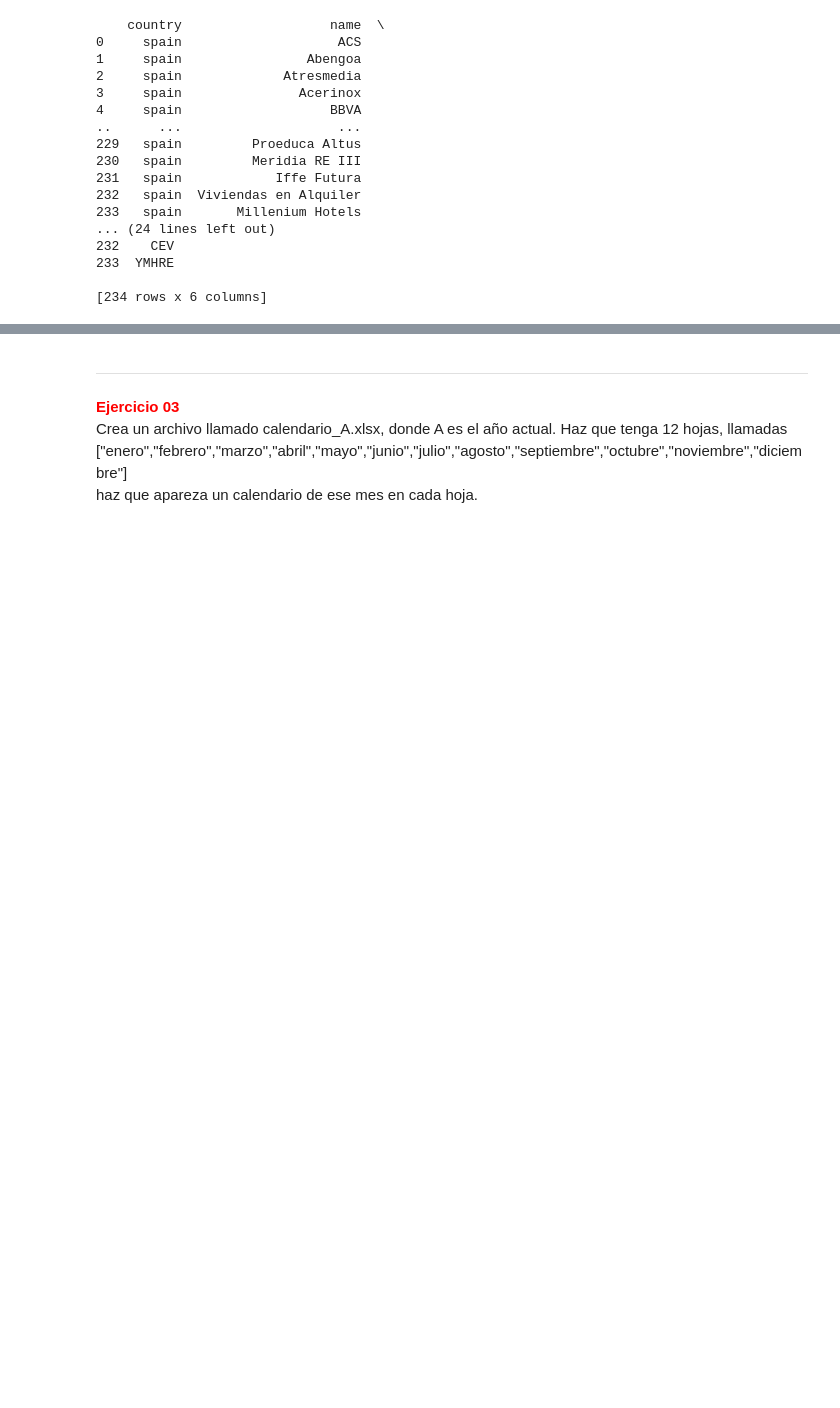
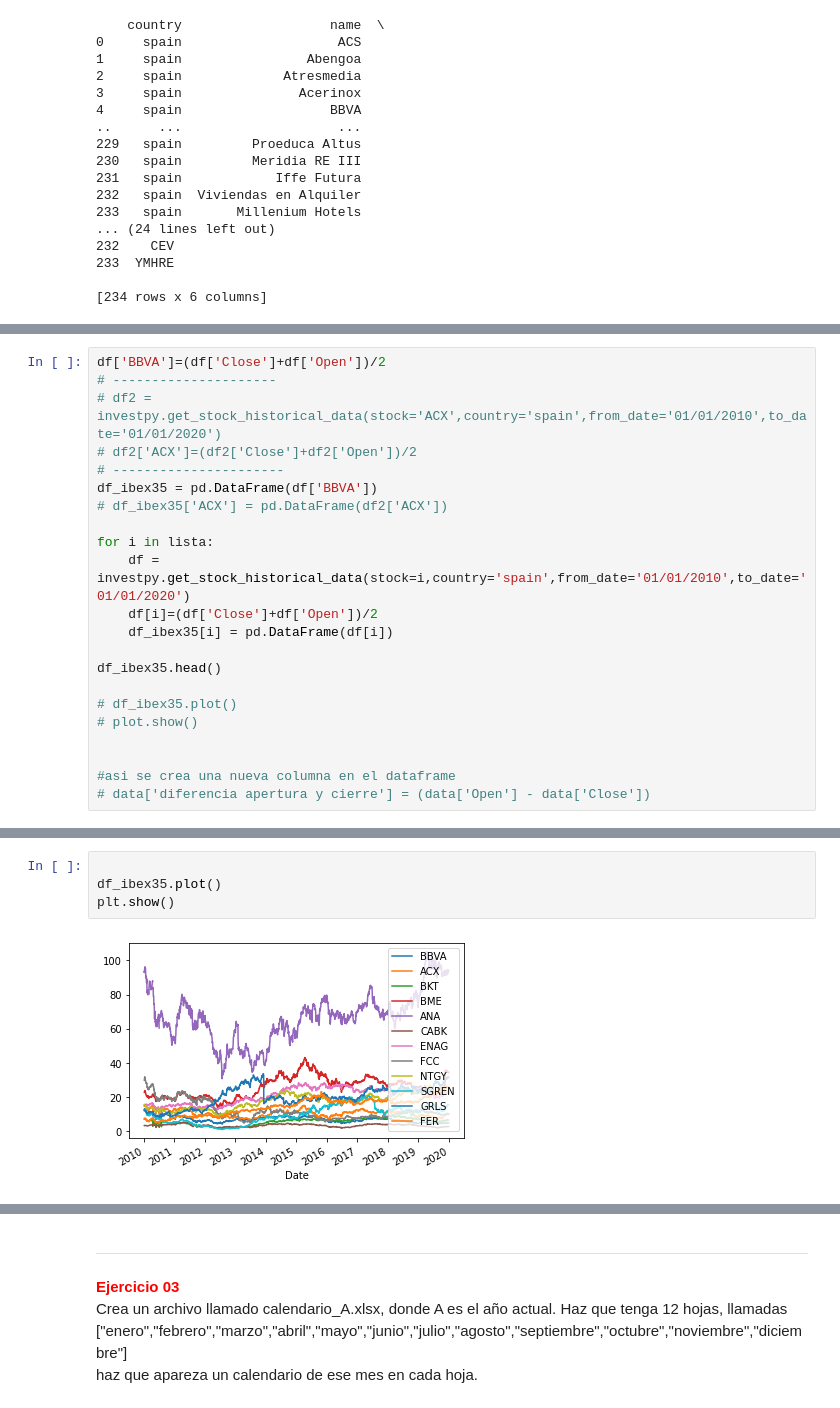
Before and after one commit to MelvinGuaygua/Python-projects, a Jupyter notebook: 09_Pandas/01_pandas.ipynb, the cells around one changed output, grey strips where cells are left out. Drawn from its saved outputs; the diff is of its cells as text; blank space fills up the shorter version.

```diff
--- a/09_Pandas/01_pandas.ipynb
+++ b/09_Pandas/01_pandas.ipynb
@@ -1177,0 +1206,22 @@ lista=['ACX', 'BBVA', 'BKT', 'BME', 'ANA', 'CABK', 'ENAG', 'FCC', 'NTGY', 'SGREN
+# %%
+df['BBVA']=(df['Close']+df['Open'])/2
+# ---------------------
+# df2 = investpy.get_stock_historical_data(stock='ACX',country='spain',from_date='01/01/2010',to_date='01/01/2020')
+# df2['ACX']=(df2['Close']+df2['Open'])/2
+# ----------------------
+df_ibex35 = pd.DataFrame(df['BBVA'])
+# df_ibex35['ACX'] = pd.DataFrame(df2['ACX'])
+
+for i in lista:
+    df = investpy.get_stock_historical_data(stock=i,country='spain',from_date='01/01/2010',to_date='01/01/2020')
+    df[i]=(df['Close']+df['Open'])/2
+    df_ibex35[i] = pd.DataFrame(df[i])
+
+df_ibex35.head()
+
+# df_ibex35.plot()
+# plot.show()
+
+
+#asi se crea una nueva columna en el dataframe
+# data['diferencia apertura y cierre'] = (data['Open'] - data['Close'])
@@ -1178,3 +1236,9 @@ lista=['ACX', 'BBVA', 'BKT', 'BME', 'ANA', 'CABK', 'ENAG', 'FCC', 'NTGY', 'SGREN
+# %%
+
+df_ibex35.plot()
+plt.show()
+# %% [output]
+[figure, added]
 # %% [markdown]
 Ejemplo de salida:
 
```
Also changed, not shown: parts of 10 cells of this notebook.
